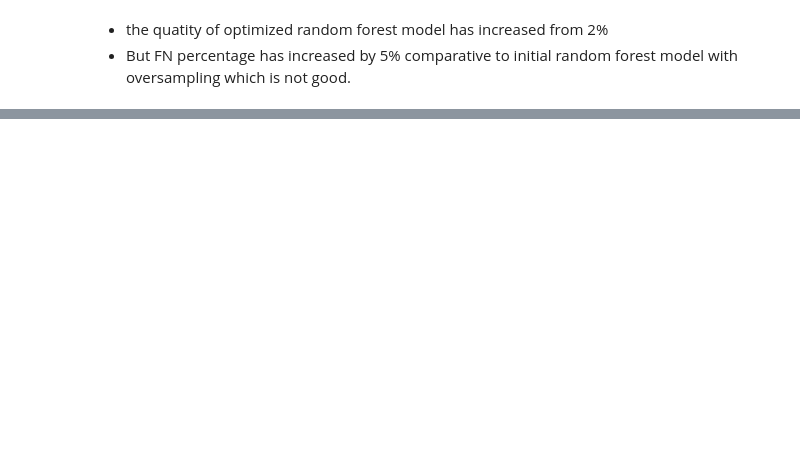
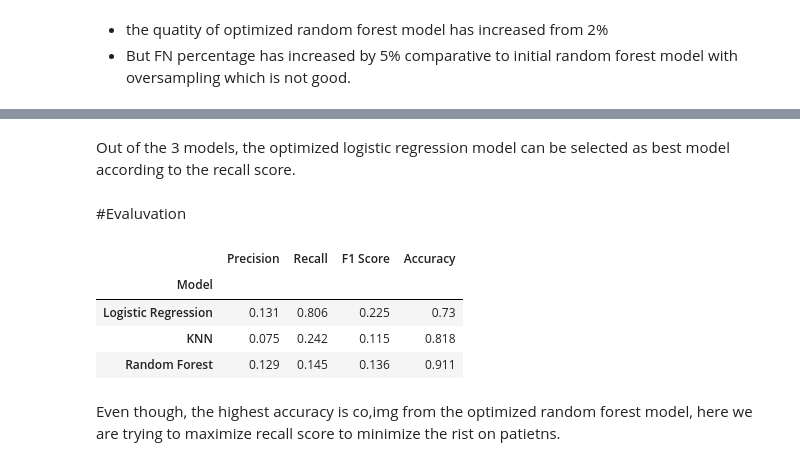
Before and after one commit to sheha919/Stroke_Prediction, a Jupyter notebook: stroke_prediction.ipynb, the cells around one changed output, grey strips where cells are left out. Cells and saved outputs as stored; diff of their text form; code cells hidden in the pictures; blank space fills up the shorter version.

```diff
--- a/stroke_prediction.ipynb
+++ b/stroke_prediction.ipynb
@@ -973,0 +961,36 @@ weighted avg       0.95      0.95      0.93      1278
+# %% [markdown]
+Out of the 3 models, the optimized logistic regression model can be selected as best model according to the recall score.
+# %% [markdown]
+#Evaluvation
+# %%
+def eval_summary_classification(pipe, y_test = y_test, X_test = X_test):
+
+  test_pred = pipe.predict(X_test)
+
+  precision= round(precision_score(y_test, test_pred),3)
+  recall = round(recall_score(y_test, test_pred),3)
+  f1 = round(f1_score(y_test, test_pred),3)
+  accuracy = round(accuracy_score(y_test, test_pred),3)
+
+  return (precision, recall, f1, accuracy )
+# %%
+scores = pd.DataFrame(columns = ['Model', 'Precision', 'Recall', 'F1 Score', 'Accuracy' ])
+
+model = ['Logistic Regression', 'KNN', 'Random Forest']
+pipe = [logref_opt, knn_opt, rf_opt]
+
+for i in range(len(model)):
+  scores.loc[i, 'Model'] = model[i]
+  scores.loc[i,'Precision'], scores.loc[i,'Recall'], scores.loc[i,'F1 Score'], scores.loc[i,'Accuracy'] = eval_summary_classification(pipe[i])
+# %%
+scores.set_index('Model', inplace = True)
+# %%
+scores
+# %% [output]
+|  | Precision | Recall | F1 Score | Accuracy |
+| Model |  |  |  |  |
+| Logistic Regression | 0.131 | 0.806 | 0.225 | 0.73 |
+| KNN | 0.075 | 0.242 | 0.115 | 0.818 |
+| Random Forest | 0.129 | 0.145 | 0.136 | 0.911 |
+# %% [markdown]
+Even though, the highest accuracy is co,img from the optimized random forest model, here we are trying to maximize recall score to minimize the rist on patietns.
```
Also changed, not shown: parts of 7 cells of this notebook.
